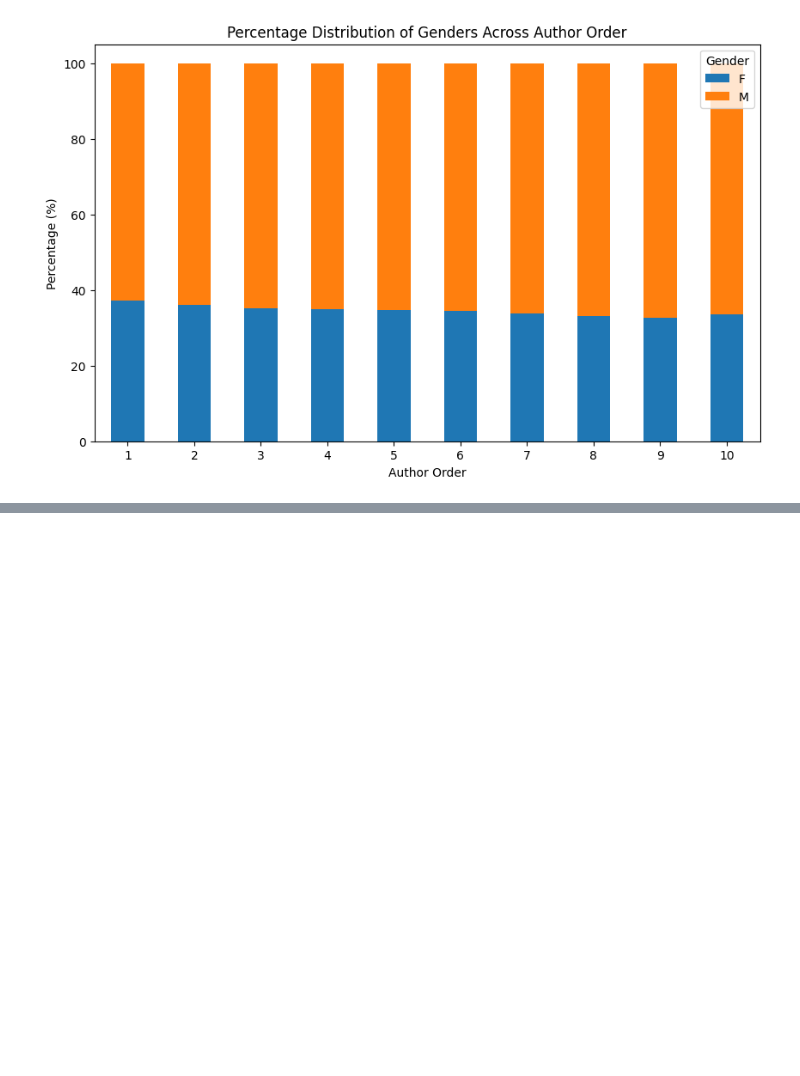
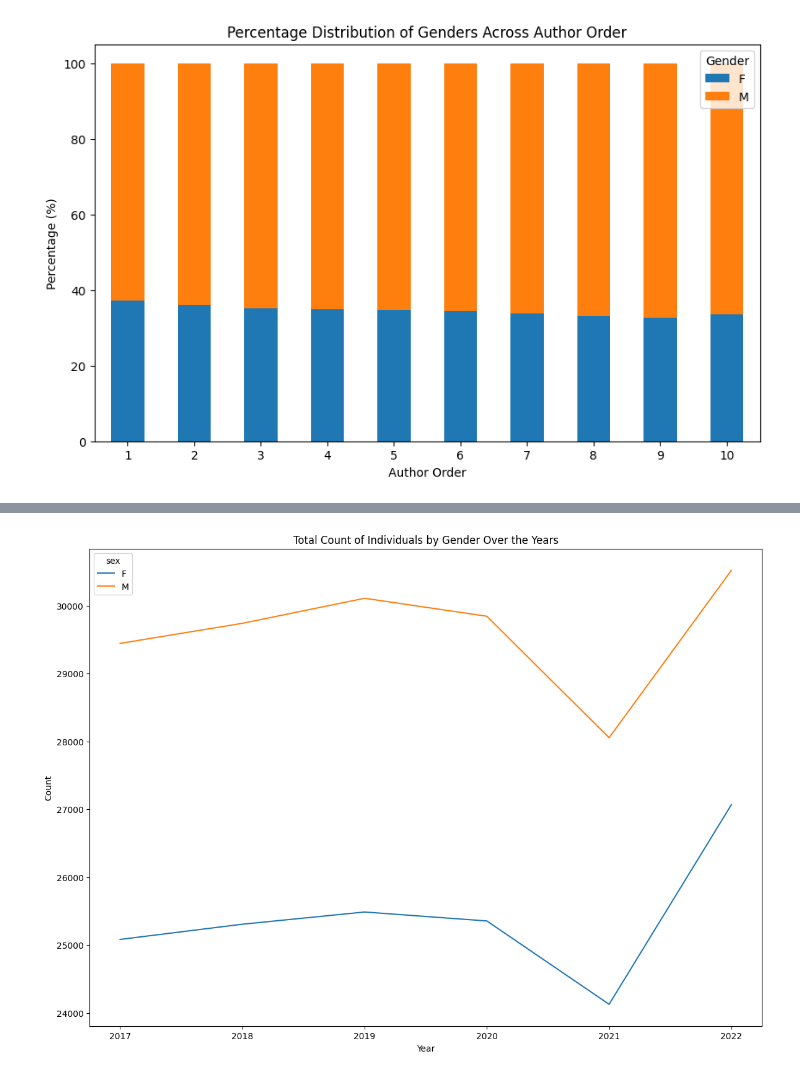
Before and after one commit to raagpatel1/SMU_MSDS_Capstone, a Jupyter notebook: analysis_raag.ipynb, the cells around one changed output, grey strips where cells are left out. Drawn from its saved outputs; the diff is of its cells as text; code cells hidden in the pictures; blank space fills up the shorter version.

```diff
--- a/analysis_raag.ipynb
+++ b/analysis_raag.ipynb
@@ -213,3 +213,10 @@ plt.xticks(rotation=0)  # Set the rotation for x-axis labels
 plt.show()
 # %% [output]
 [figure]
+# %%
+NCSES_long = pd.melt(NCSES, id_vars=['Field', 'sex'], value_vars=['2017', '2018', '2019', '2020', '2021', '2022'],
+                     var_name='Year', value_name='Count')
+
+NCSES_long['Count'] = NCSES_long['Count'].str.replace(',', '').astype(int)
+
+print(NCSES_long)
@@ -215,0 +238,10 @@ plt.show()
+# %%
+# Group by 'Year' and 'sex' and then sum the counts
+grouped_data = NCSES_long.groupby(['Year', 'sex'])['Count'].sum().reset_index()
+
+plt.figure(figsize=(14, 10))
+sns.lineplot(data=grouped_data, x='Year', y='Count', hue='sex')
+plt.title('Total Count of Individuals by Gender Over the Years')
+plt.show()
+# %% [output]
+[figure, added]
```
Also changed, not shown: parts of 2 cells of this notebook.
